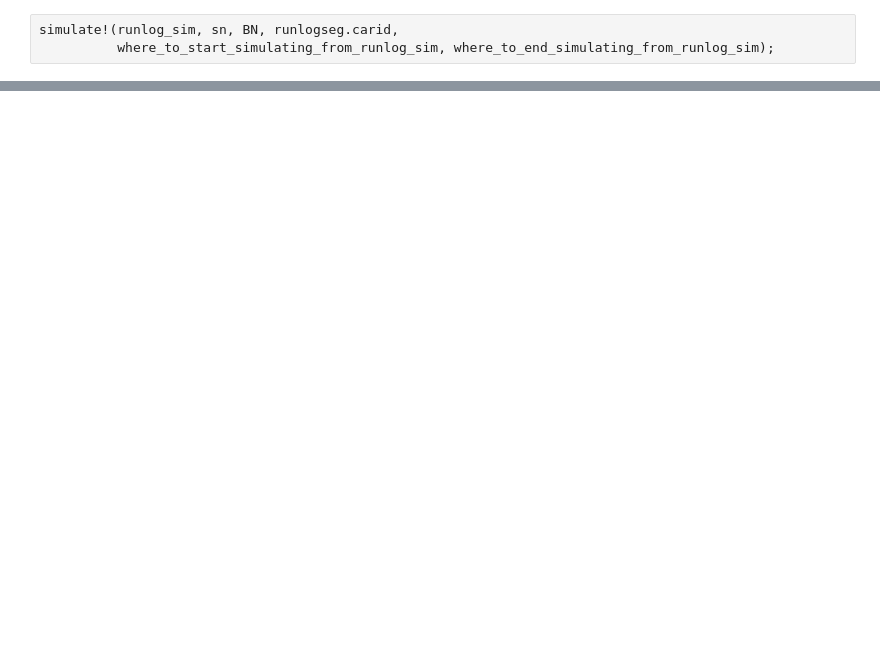
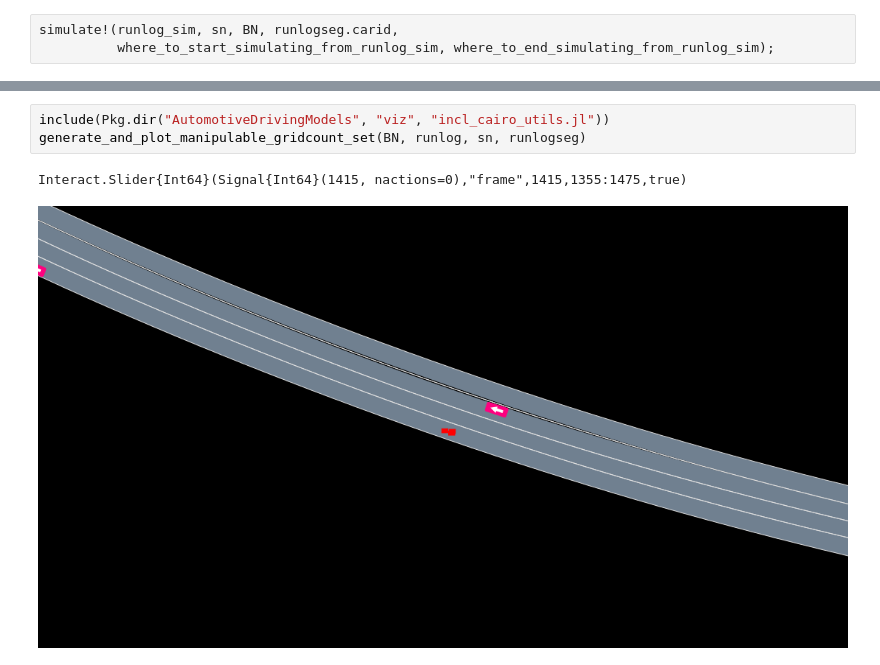
Before and after one commit to sisl/AutomotiveDrivingModels.jl, a Jupyter notebook: jnotebooks/train/TrainBN.ipynb, the cells around one changed output, grey strips where cells are left out. Cells and saved outputs as stored; diff of their text form; blank space fills up the shorter version.

```diff
--- a/jnotebooks/train/TrainBN.ipynb
+++ b/jnotebooks/train/TrainBN.ipynb
@@ -310,0 +384,6 @@ binedges lat:
+# %%
+include(Pkg.dir("AutomotiveDrivingModels", "viz", "incl_cairo_utils.jl"))
+generate_and_plot_manipulable_gridcount_set(BN, runlog, sn, runlogseg)
+# %% [output]
+Interact.Slider{Int64}(Signal{Int64}(1415, nactions=0),"frame",1415,1355:1475,true)
+[figure, added]
```
Also changed, not shown: parts of 17 cells of this notebook, 17 other files.
